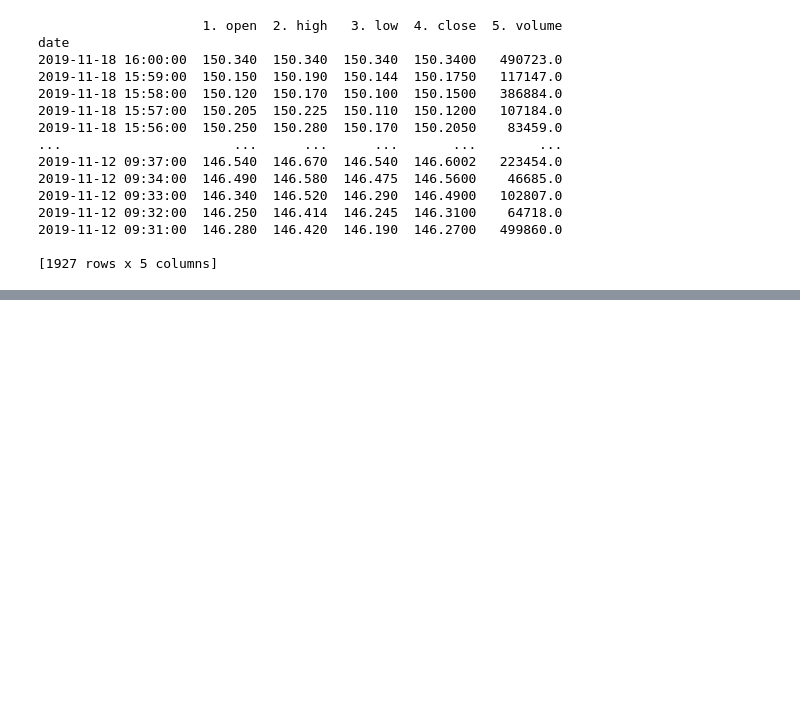
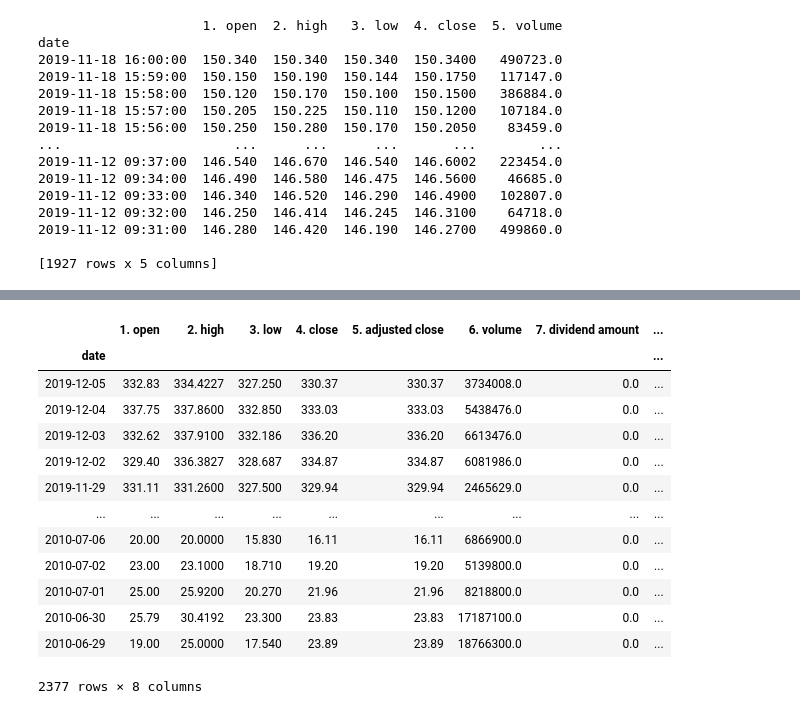
Before and after one commit to ggaoshen/su_cs230_dl, a Jupyter notebook: Project/data source explorer.ipynb, the cells around one changed output, grey strips where cells are left out. Cells and saved outputs as stored; diff of their text form; code cells hidden in the pictures; blank space fills up the shorter version.

```diff
--- a/Project/data source explorer.ipynb
+++ b/Project/data source explorer.ipynb
@@ -63,0 +65,18 @@ plt.show()
+# %%
+data, meta_data = ts.get_daily_adjusted(symbol='TSLA', outputsize='full')
+data
+# %% [output]
+|  | 1. open | 2. high | 3. low | 4. close | 5. adjusted close | 6. volume | 7. dividend amount | ... |
+| date |  |  |  |  |  |  |  | ... |
+| 2019-12-05 | 332.83 | 334.4227 | 327.250 | 330.37 | 330.37 | 3734008.0 | 0.0 | ... |
+| 2019-12-04 | 337.75 | 337.8600 | 332.850 | 333.03 | 333.03 | 5438476.0 | 0.0 | ... |
+| 2019-12-03 | 332.62 | 337.9100 | 332.186 | 336.20 | 336.20 | 6613476.0 | 0.0 | ... |
+| 2019-12-02 | 329.40 | 336.3827 | 328.687 | 334.87 | 334.87 | 6081986.0 | 0.0 | ... |
+| 2019-11-29 | 331.11 | 331.2600 | 327.500 | 329.94 | 329.94 | 2465629.0 | 0.0 | ... |
+| ... | ... | ... | ... | ... | ... | ... | ... | ... |
+| 2010-07-06 | 20.00 | 20.0000 | 15.830 | 16.11 | 16.11 | 6866900.0 | 0.0 | ... |
+| 2010-07-02 | 23.00 | 23.1000 | 18.710 | 19.20 | 19.20 | 5139800.0 | 0.0 | ... |
+| 2010-07-01 | 25.00 | 25.9200 | 20.270 | 21.96 | 21.96 | 8218800.0 | 0.0 | ... |
+| 2010-06-30 | 25.79 | 30.4192 | 23.300 | 23.83 | 23.83 | 17187100.0 | 0.0 | ... |
+| 2010-06-29 | 19.00 | 25.0000 | 17.540 | 23.89 | 23.89 | 18766300.0 | 0.0 | ... |
+2377 rows × 8 columns
```
Also changed, not shown: parts of 8 cells of this notebook, 8 other files.
